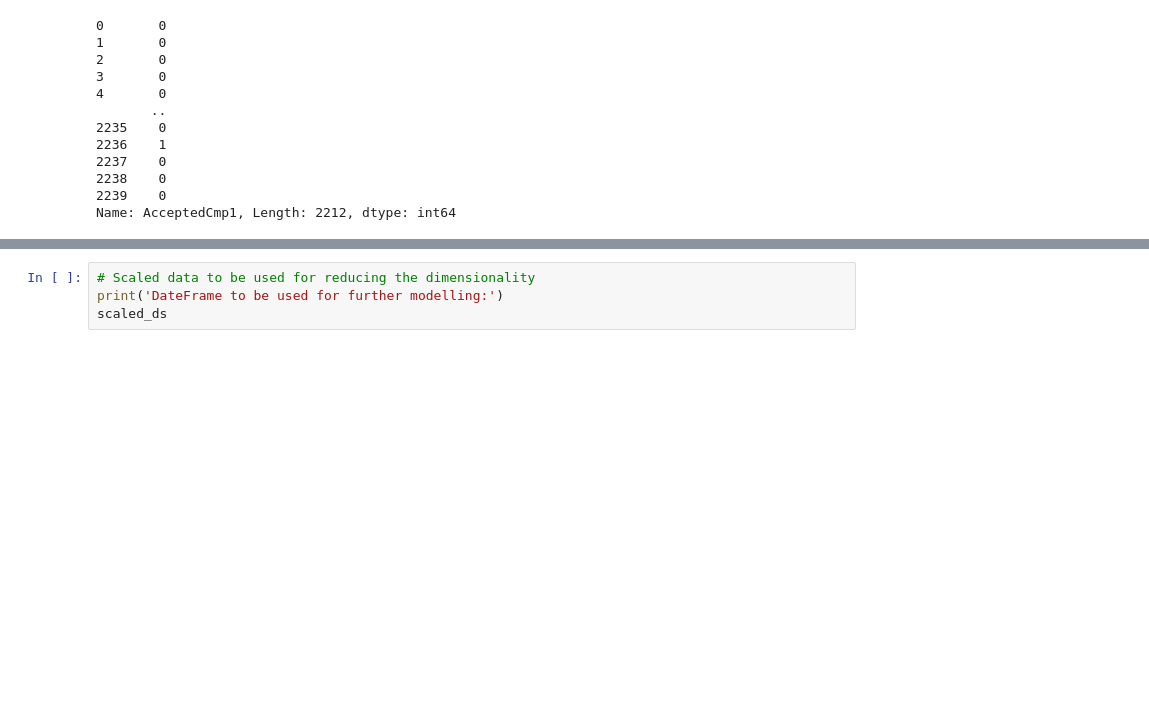
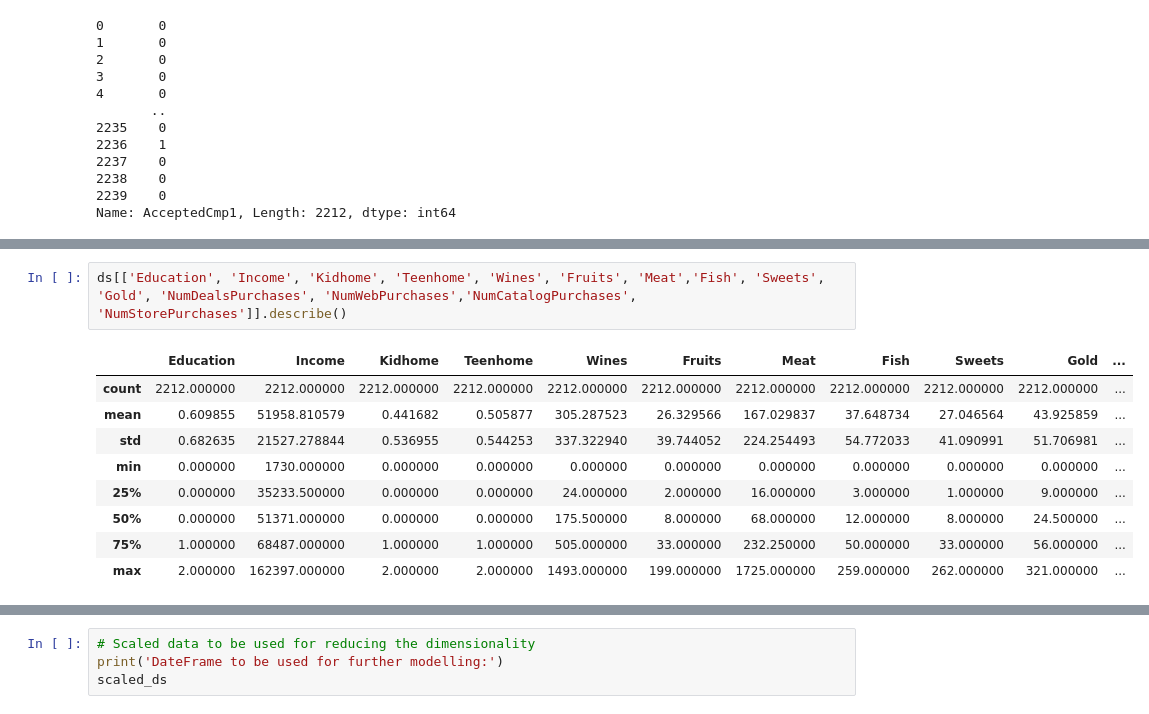
Before and after one commit to baohuy2209/customer-segmentation, a Jupyter notebook: k-means.ipynb, the cells around one changed output, grey strips where cells are left out. Saved outputs shown, nothing was run; the diff lists cells and outputs as text; blank space fills up the shorter version.

```diff
--- a/k-means.ipynb
+++ b/k-means.ipynb
@@ -460,0 +481,12 @@ All features are now scaled
+# %%
+ds[['Education', 'Income', 'Kidhome', 'Teenhome', 'Wines', 'Fruits', 'Meat','Fish', 'Sweets', 'Gold', 'NumDealsPurchases', 'NumWebPurchases','NumCatalogPurchases', 'NumStorePurchases']].describe()
+# %% [output]
+|  | Education | Income | Kidhome | Teenhome | Wines | Fruits | Meat | Fish | Sweets | Gold | ... |
+| count | 2212.000000 | 2212.000000 | 2212.000000 | 2212.000000 | 2212.000000 | 2212.000000 | 2212.000000 | 2212.000000 | 2212.000000 | 2212.000000 | ... |
+| mean | 0.609855 | 51958.810579 | 0.441682 | 0.505877 | 305.287523 | 26.329566 | 167.029837 | 37.648734 | 27.046564 | 43.925859 | ... |
+| std | 0.682635 | 21527.278844 | 0.536955 | 0.544253 | 337.322940 | 39.744052 | 224.254493 | 54.772033 | 41.090991 | 51.706981 | ... |
+| min | 0.000000 | 1730.000000 | 0.000000 | 0.000000 | 0.000000 | 0.000000 | 0.000000 | 0.000000 | 0.000000 | 0.000000 | ... |
+| 25% | 0.000000 | 35233.500000 | 0.000000 | 0.000000 | 24.000000 | 2.000000 | 16.000000 | 3.000000 | 1.000000 | 9.000000 | ... |
+| 50% | 0.000000 | 51371.000000 | 0.000000 | 0.000000 | 175.500000 | 8.000000 | 68.000000 | 12.000000 | 8.000000 | 24.500000 | ... |
+| 75% | 1.000000 | 68487.000000 | 1.000000 | 1.000000 | 505.000000 | 33.000000 | 232.250000 | 50.000000 | 33.000000 | 56.000000 | ... |
+| max | 2.000000 | 162397.000000 | 2.000000 | 2.000000 | 1493.000000 | 199.000000 | 1725.000000 | 259.000000 | 262.000000 | 321.000000 | ... |
```
Also changed, not shown: parts of 18 cells of this notebook, 9 other files.
